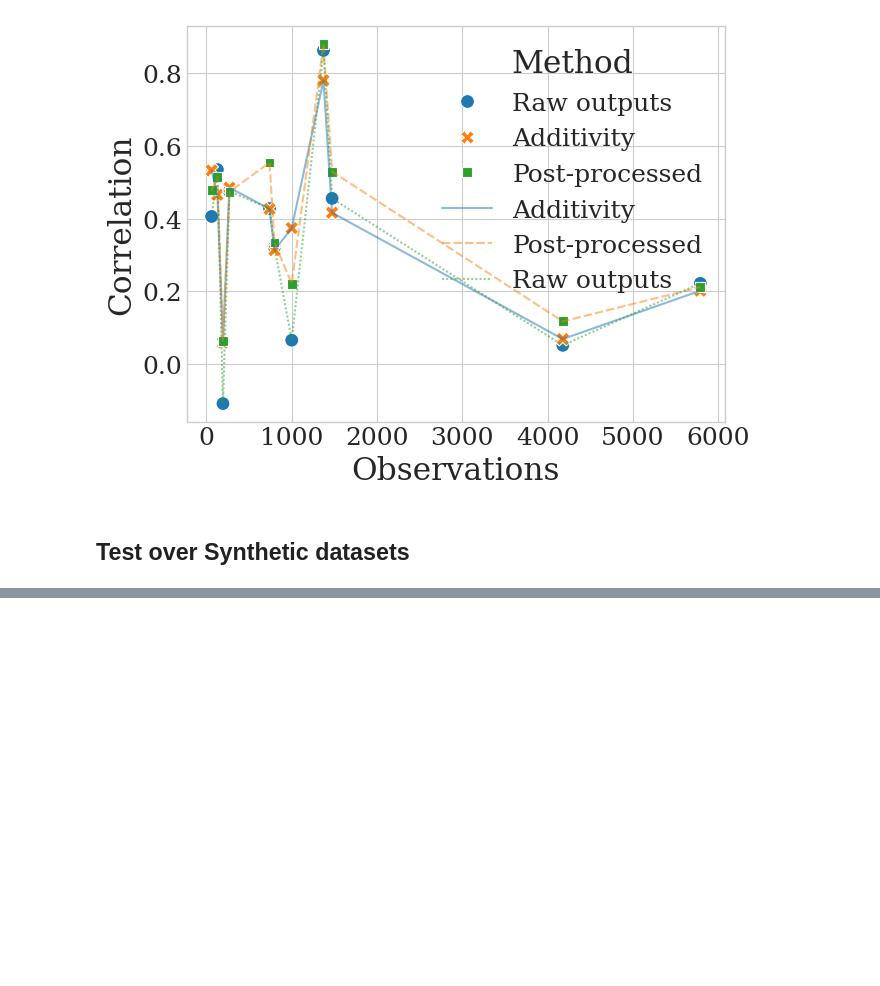
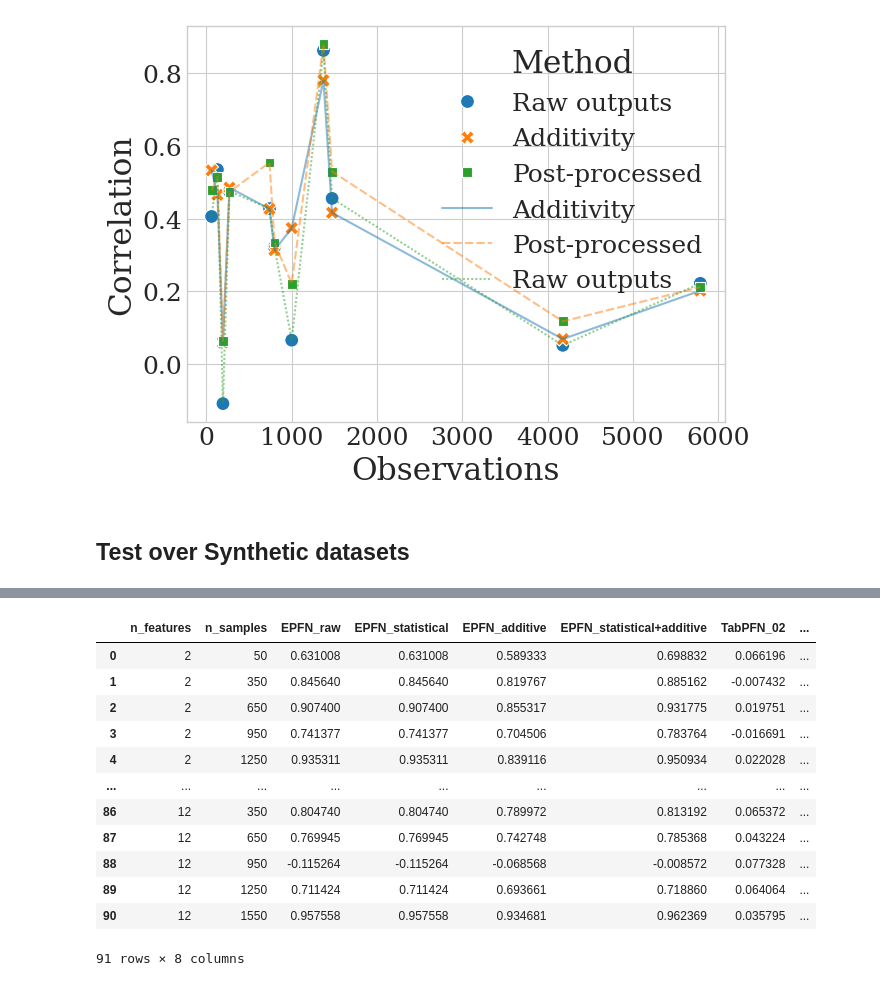
Before and after one commit to joaopfonseca/ExplainerPFN, a Jupyter notebook: notebooks/10-ablations.ipynb, the cells around one changed output, grey strips where cells are left out. Saved outputs shown, nothing was run; the diff lists cells and outputs as text; code cells hidden in the pictures; blank space fills up the shorter version.

```diff
--- a/notebooks/10-ablations.ipynb
+++ b/notebooks/10-ablations.ipynb
@@ -322,0 +310,16 @@ array([[ 0.55783021,  0.28803313,  0.12191616,  0.13651694],
+# %%
+df_corr
+# %% [output]
+|  | n_features | n_samples | EPFN_raw | EPFN_statistical | EPFN_additive | EPFN_statistical+additive | TabPFN_02 | ... |
+| 0 | 2 | 50 | 0.631008 | 0.631008 | 0.589333 | 0.698832 | 0.066196 | ... |
+| 1 | 2 | 350 | 0.845640 | 0.845640 | 0.819767 | 0.885162 | -0.007432 | ... |
+| 2 | 2 | 650 | 0.907400 | 0.907400 | 0.855317 | 0.931775 | 0.019751 | ... |
+| 3 | 2 | 950 | 0.741377 | 0.741377 | 0.704506 | 0.783764 | -0.016691 | ... |
+| 4 | 2 | 1250 | 0.935311 | 0.935311 | 0.839116 | 0.950934 | 0.022028 | ... |
+| ... | ... | ... | ... | ... | ... | ... | ... | ... |
+| 86 | 12 | 350 | 0.804740 | 0.804740 | 0.789972 | 0.813192 | 0.065372 | ... |
+| 87 | 12 | 650 | 0.769945 | 0.769945 | 0.742748 | 0.785368 | 0.043224 | ... |
+| 88 | 12 | 950 | -0.115264 | -0.115264 | -0.068568 | -0.008572 | 0.077328 | ... |
+| 89 | 12 | 1250 | 0.711424 | 0.711424 | 0.693661 | 0.718860 | 0.064064 | ... |
+| 90 | 12 | 1550 | 0.957558 | 0.957558 | 0.934681 | 0.962369 | 0.035795 | ... |
+91 rows × 8 columns
```
Also changed, not shown: parts of 12 cells of this notebook.
